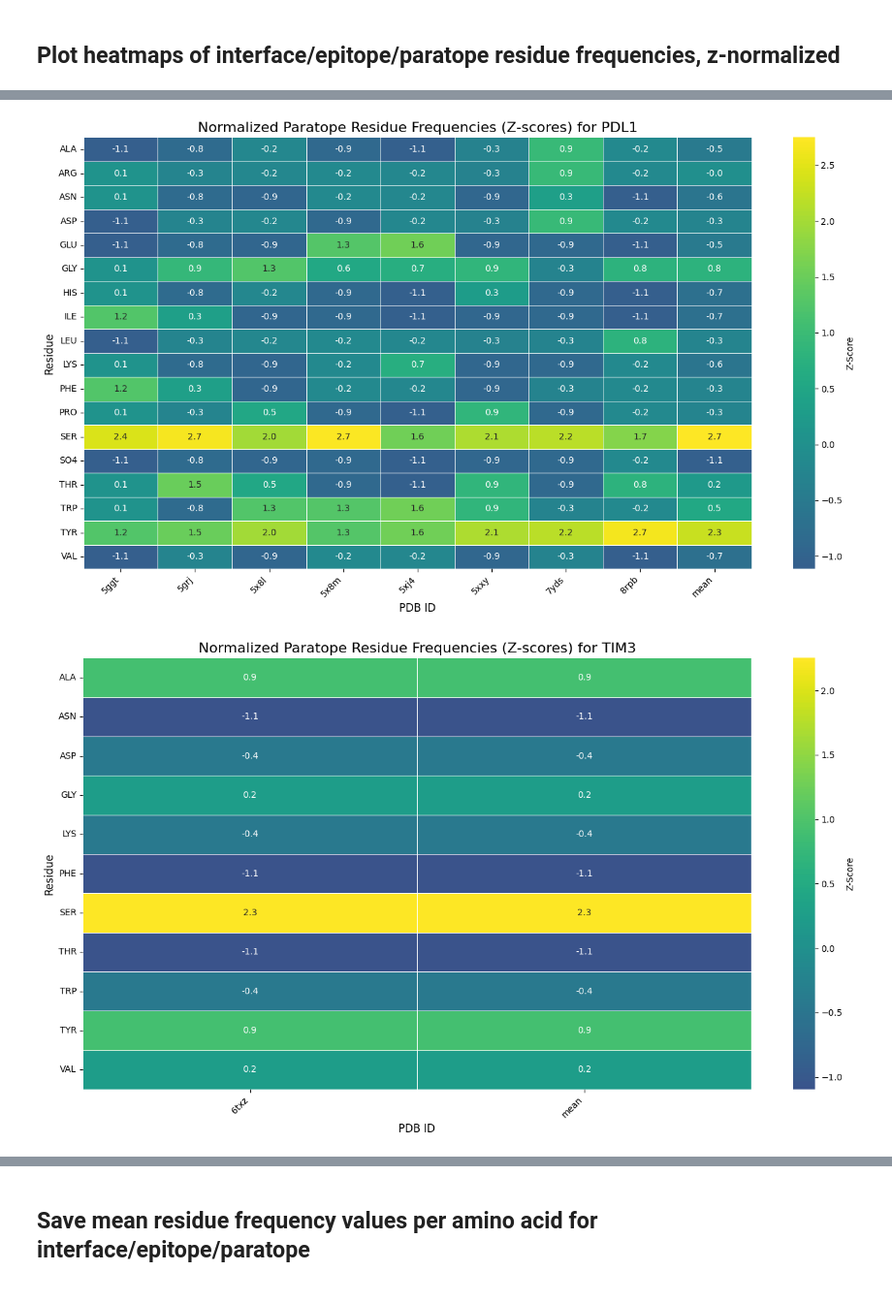
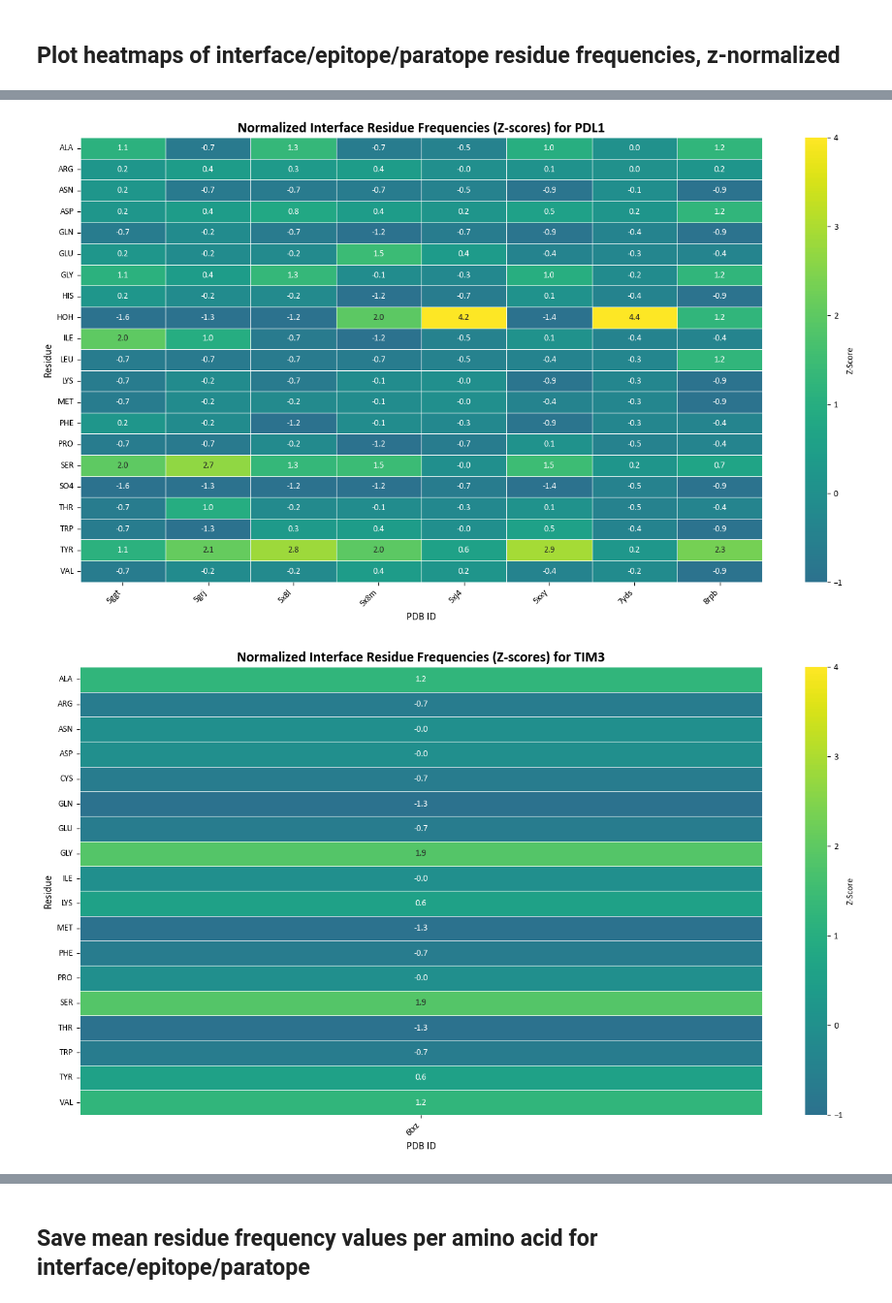
Before and after one commit to datascience-2025-group4/group04-team01, a Jupyter notebook: exploratory_data_analysis.ipynb, the cells around one changed output, grey strips where cells are left out. Shown at 97% size. Drawn from its saved outputs; the diff is of its cells as text; code cells hidden in the pictures.

```diff
--- a/exploratory_data_analysis.ipynb
+++ b/exploratory_data_analysis.ipynb
@@ -36,6 +36,9 @@ from sklearn.linear_model import LogisticRegression
 from sklearn.model_selection import cross_val_score
 from sklearn.metrics import classification_report, confusion_matrix, ConfusionMatrixDisplay
 from sklearn.metrics import classification_report
+
+plt.rcParams['font.family'] = 'Calibri'
+plt.rcParams['axes.titleweight'] = 'bold'
 # %%
 # Define datasets for individual inhibitory checkpoints
 data = pd.read_csv('data/ab_ag.tsv', sep='\t')
@@ -321,6 +339,8 @@ Saved pivot summary to lag3_paratope_residue_frequencies_pivot.csv
 # %%
 # Load pivoted frequency table
 checkpoints = ['pd1', 'pdl1', 'tim3', 'kir', 'lag3', 'tim3']
+section = 'interface' # can change to: epitope/paratope/interface
+
 
 for ckpt in checkpoints:
     df = pd.read_csv(f"data/{ckpt}/{ckpt}_{section}_residue_frequencies_pivot.csv", index_col=0)
@@ -328,6 +348,10 @@ for ckpt in checkpoints:
     df_z = df.apply(zscore, axis=0)
 
     plt.figure(figsize=(14, 8))
+
+    output_folder = f'plots/{ckpt}'
+    os.makedirs(output_folder, exist_ok=True) # make Ordner, falls nciht existiert
+
 
     sns.heatmap(
         df_z,
@@ -337,7 +361,8 @@ for ckpt in checkpoints:
         fmt=".1f",
         linewidths=0.5,
         linecolor='white',
-        cbar_kws={"label": "Z-Score"}
+        cbar_kws={"label": "Z-Score"},
+        vmin=-1, vmax=4
     )
 
     plt.title(f"Normalized {section.capitalize()} Residue Frequencies (Z-scores) for {ckpt.upper()}", fontsize=16)
@@ -346,6 +371,6 @@ for ckpt in checkpoints:
     plt.xticks(rotation=45, ha='right')
     plt.yticks(rotation=0)
     plt.tight_layout()
-    plt.savefig(f"plots/{ckpt}_{section}_freq_heatmap.pdf", bbox_inches = "tight")
+    plt.savefig(f"{output_folder}/{ckpt}_{section}_freq_heatmap.pdf", bbox_inches = "tight")
     plt.show()
 # %% [output]
@@ -353,2 +378,2 @@ for ckpt in checkpoints:
-[figure, old version]
+[figure, new version]
-[figure, old version]
+[figure, new version]
```
Also changed, not shown: parts of 8 cells of this notebook, 12 other files.
